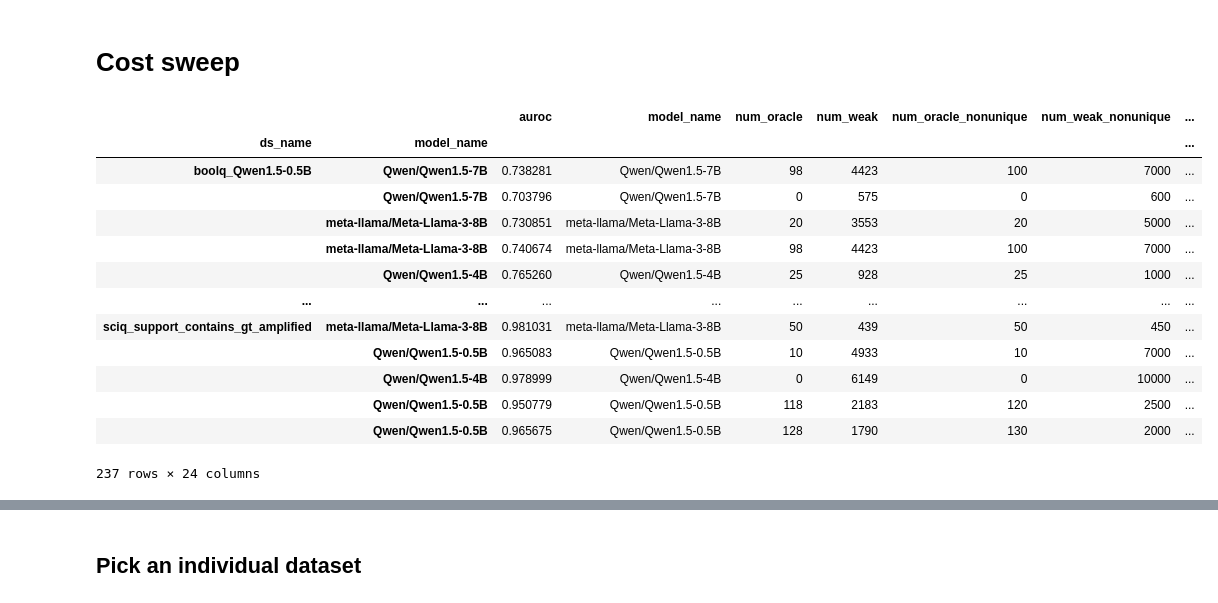
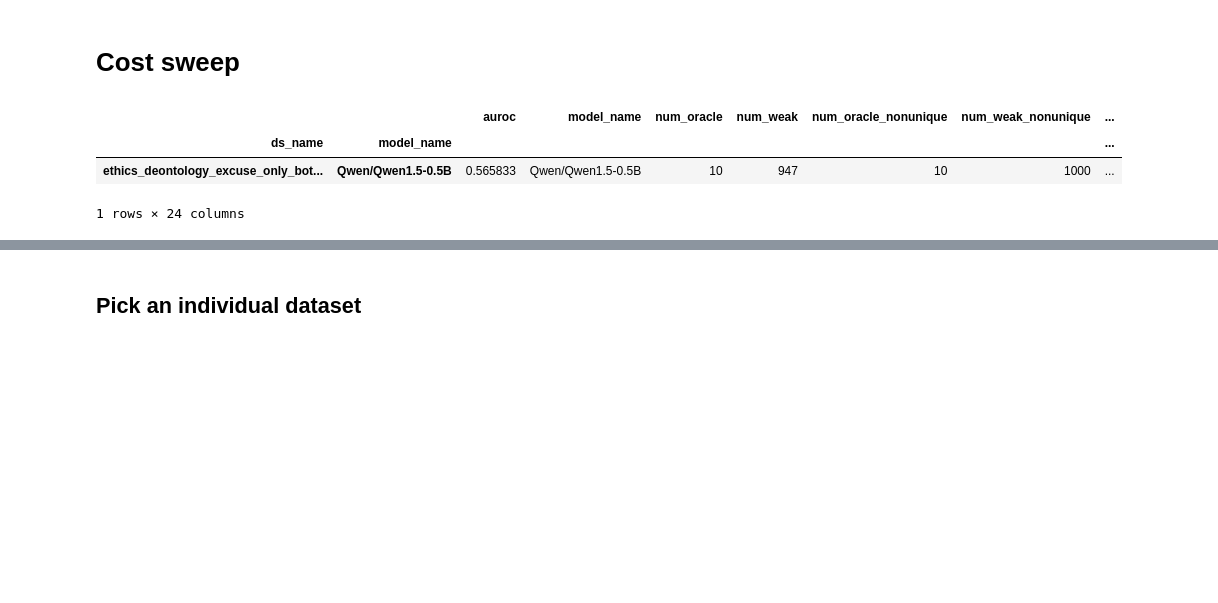
Before and after one commit to EleutherAI/scalable-elicitation, a Jupyter notebook: analysis.ipynb, the cells around one changed output, grey strips where cells are left out. Saved outputs shown, nothing was run; the diff lists cells and outputs as text; code cells hidden in the pictures; blank space fills up the shorter version.

```diff
--- a/analysis.ipynb
+++ b/analysis.ipynb
@@ -65,10 +65,13 @@ def load_result(path):
     }
 
 
-def get_results_df(ds_names):
+def get_results_df(ds_names=None, patterns=None):
+    patterns = patterns or ["nw=*_seq_sft_both_estop_s*",]
     results = []
+    if ds_names is None:
+        ds_names = [d.name for d in Path("results").iterdir() if d.is_dir()]
     for ds_name in ds_names:
-        for subdir in chain(Path(f"results/{ds_name}").glob("nw=*_seq_sft_estop_s*")):
+        for subdir in chain(*[Path(f"results/{ds_name}").glob(pattern) for pattern in patterns]):
             if result := load_result(subdir):
                 results.append(result)
     results_df = pd.DataFrame(results)
@@ -269,28 +272,54 @@ auc_df.to_json("results/salienceV2.json", orient="records", lines=True)
 # %%
 import pandas as pd
 
 models = None
-ds_names = ["boolq_Qwen1.5-0.5B"]
-ds_names += [f"{ds_name}_{prompt}" for ds_name in ["paws_consistency", "ethics_deontology_excuse_only", "amazon_polarity_title_only", "sciq_support_contains"] for prompt in ["weak_amplified", "both_amplified", "neither_amplified", "gt_amplified"]]
+weak_models = [
+    "Qwen/Qwen1.5-0.5B",
+    "Qwen/Qwen1.5-4B",
+    "Qwen/Qwen1.5-7B",
+]
+base_names = [
+    "boolq",
+    "anli-r2",
+    "ethics-virtue",
+    "ethics-utilitarianism",
+    "ethics-justice",
+    "ethics-deontology",
+    "hellaswag",
+    "amazon_polarity",
+    "paws",
+    "sciq_with_support",
+]
+ds_names = [
+    f"{ds_name}_{model_name.split('/')[-1]}"
+    for ds_name in base_names
+    for model_name in weak_models
+]
+ds_names += [f"{weak_ds}_shuffled_err" for weak_ds in ds_names]
+ds_names += [
+    f"{ds_name}_{prompt}"
+    for ds_name in [
+        "ethics_deontology_excuse_only",
+        "amazon_polarity_title_only",
+        "sciq_support_contains",
+        "paws_consistency",
+    ]
+    for prompt in [
+        "weak_amplified",
+        "both_amplified",
+        "neither_amplified",
+        "gt_amplified",
+    ]
+]
 
 results_df = get_results_df(ds_names)
 salience_df = get_salience_df("results/salienceV2.json", models=models, ds_names=ds_names)
 df = results_df.join(salience_df, how="left")
 df["logp1_num_weak"] = np.log10(df["num_weak"] + 1)
 df["logp1_num_oracle"] = np.log10(df["num_oracle"] + 1)
 df
 # %% [output]
 |  |  | auroc | model_name | num_oracle | num_weak | num_oracle_nonunique | num_weak_nonunique | ... |
 | ds_name | model_name |  |  |  |  |  |  | ... |
-| boolq_Qwen1.5-0.5B | Qwen/Qwen1.5-7B | 0.738281 | Qwen/Qwen1.5-7B | 98 | 4423 | 100 | 7000 | ... |
-|  | Qwen/Qwen1.5-7B | 0.703796 | Qwen/Qwen1.5-7B | 0 | 575 | 0 | 600 | ... |
-|  | meta-llama/Meta-Llama-3-8B | 0.730851 | meta-llama/Meta-Llama-3-8B | 20 | 3553 | 20 | 5000 | ... |
-|  | meta-llama/Meta-Llama-3-8B | 0.740674 | meta-llama/Meta-Llama-3-8B | 98 | 4423 | 100 | 7000 | ... |
-|  | Qwen/Qwen1.5-4B | 0.765260 | Qwen/Qwen1.5-4B | 25 | 928 | 25 | 1000 | ... |
-| ... | ... | ... | ... | ... | ... | ... | ... | ... |
-| sciq_support_contains_gt_amplified | meta-llama/Meta-Llama-3-8B | 0.981031 | meta-llama/Meta-Llama-3-8B | 50 | 439 | 50 | 450 | ... |
-|  | Qwen/Qwen1.5-0.5B | 0.965083 | Qwen/Qwen1.5-0.5B | 10 | 4933 | 10 | 7000 | ... |
-|  | Qwen/Qwen1.5-4B | 0.978999 | Qwen/Qwen1.5-4B | 0 | 6149 | 0 | 10000 | ... |
-|  | Qwen/Qwen1.5-0.5B | 0.950779 | Qwen/Qwen1.5-0.5B | 118 | 2183 | 120 | 2500 | ... |
-|  | Qwen/Qwen1.5-0.5B | 0.965675 | Qwen/Qwen1.5-0.5B | 128 | 1790 | 130 | 2000 | ... |
+| ethics_deontology_excuse_only_bot... | Qwen/Qwen1.5-0.5B | 0.565833 | Qwen/Qwen1.5-0.5B | 10 | 947 | 10 | 1000 | ... |
-237 rows × 24 columns
+1 rows × 24 columns
```
Also changed, not shown: parts of 8 cells of this notebook, 4 other files.
